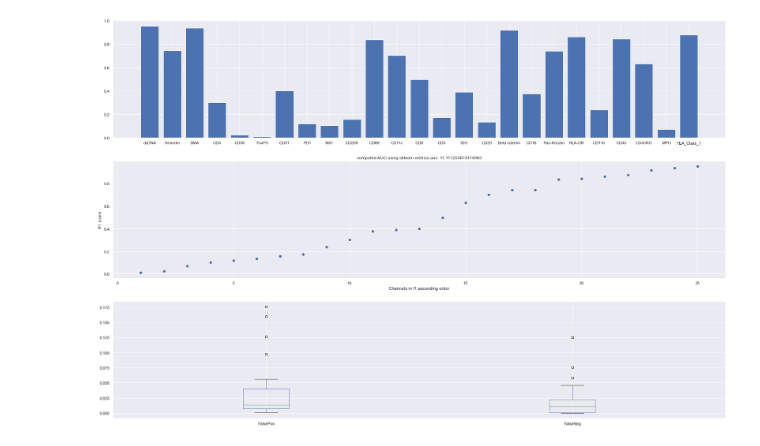
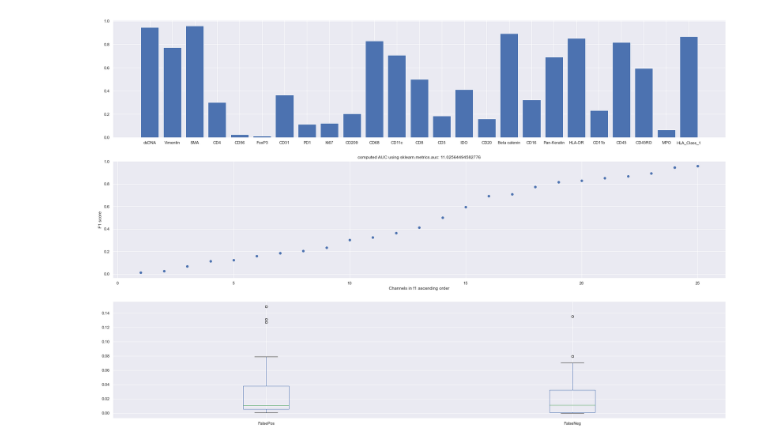
Before and after one commit to KerenLab/training_metrics, a Jupyter notebook: metrics.ipynb, the cells around one changed output. Drawn from its saved outputs; the diff is of its cells as text; code cells hidden in the pictures.

```diff
--- a/metrics.ipynb
+++ b/metrics.ipynb
@@ -16,9 +16,12 @@ import os
 import dataframe_image as dfi
 sns.set()
 # %%
-all_data = xr.load_dataarray(r'C:\Users\vovam\Desktop\rotations\Leeat Keren\data\all_data.nc')
+all_data = xr.load_dataarray(r'C:\Users\leeatgen.WISMAIN\Desktop\Vova\all_data.nc')
+# %%
+path_main = r'C:\Users\leeatgen.WISMAIN\Desktop\Vova\Leeat Keren\8_25epxeriments\outputs\21_05_01'
+result_p = os.path.join(path_main,'results')
 # %%
-hat_dat = torch.load(r'Z:\vovam\Vova\outputs\2021-05-20\08-41-02\x_hat\iter165000_0.24.pt',map_location=torch.device('cpu'))
+hat_dat = torch.load(os.path.join(path_main,'iter164500_0.23.pt'),map_location=torch.device('cpu'))
 hat_dat = hat_dat.detach().numpy().squeeze()
 # %%
 def print_scores(scores, channels, ch_range):
@@ -98,7 +101,6 @@ def combine_everyting(p_true, p_dat, channels, path, pics=False, point_name='Poi
 # %%
 with open(r'Z:\vovam\Vova\data\matrices\8_25\channels.txt') as f:
     ch_list = f.read().split('\n')
-result_p = r'C:\Users\vovam\Desktop\rotations\Leeat Keren\8_25epxeriments\outputs\20_05_02\results'
 scores, df = combine_everyting(all_data, hat_dat, ch_list, result_p)
 # %% [output]
-[figure, old version]
+[figure, new version]
```
